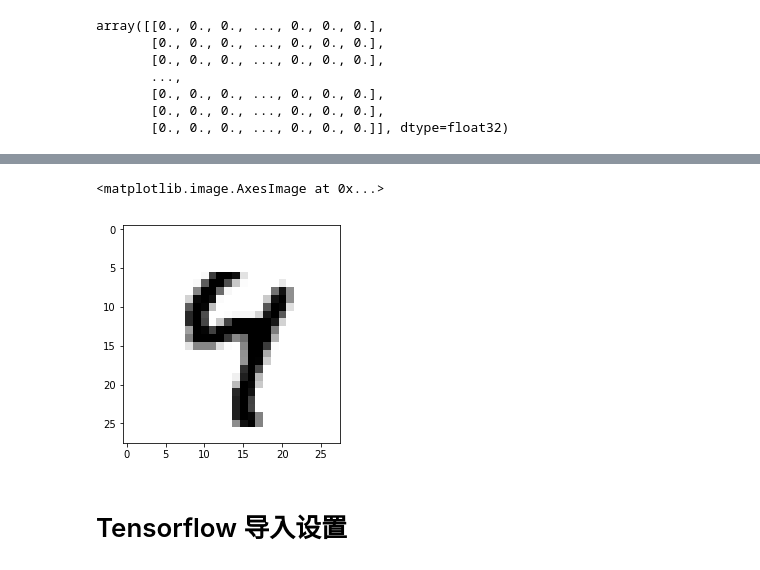
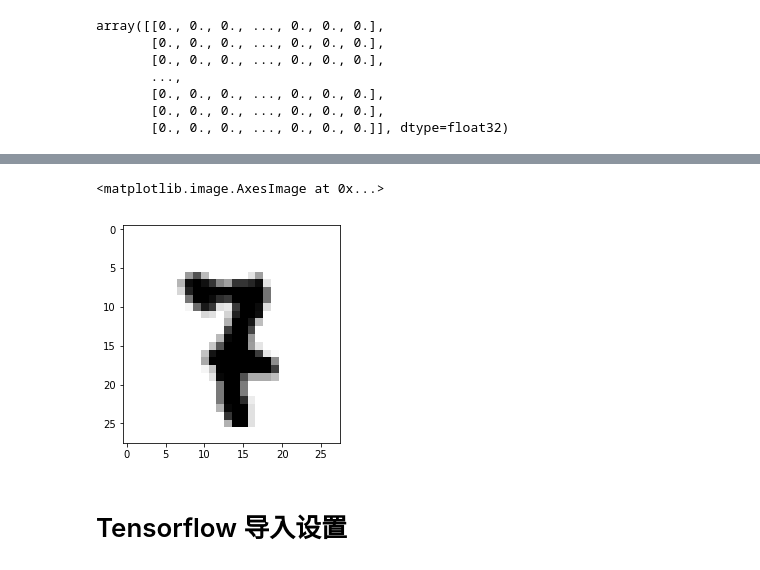
Before and after one commit to rl-lab/workshop, a Jupyter notebook: week3.ipynb, the cells around one changed output, grey strips where cells are left out. Drawn from its saved outputs; the diff is of its cells as text; code cells hidden in the pictures.

```diff
--- a/week3.ipynb
+++ b/week3.ipynb
@@ -55,8 +92,8 @@ data.test.images[:,0].shape
 # %%
-plt.imshow(data.train.images[2].reshape((28,28)), cmap='binary')
+plt.imshow(data.train.images[22].reshape((28,28)), cmap='binary')
 # %% [output]
 <matplotlib.image.AxesImage at 0x...>
-[figure, old version]
+[figure, new version]
 # %% [markdown]
 # Tensorflow 导入设置
 # %%
```
Also changed, not shown: parts of 22 cells of this notebook.
